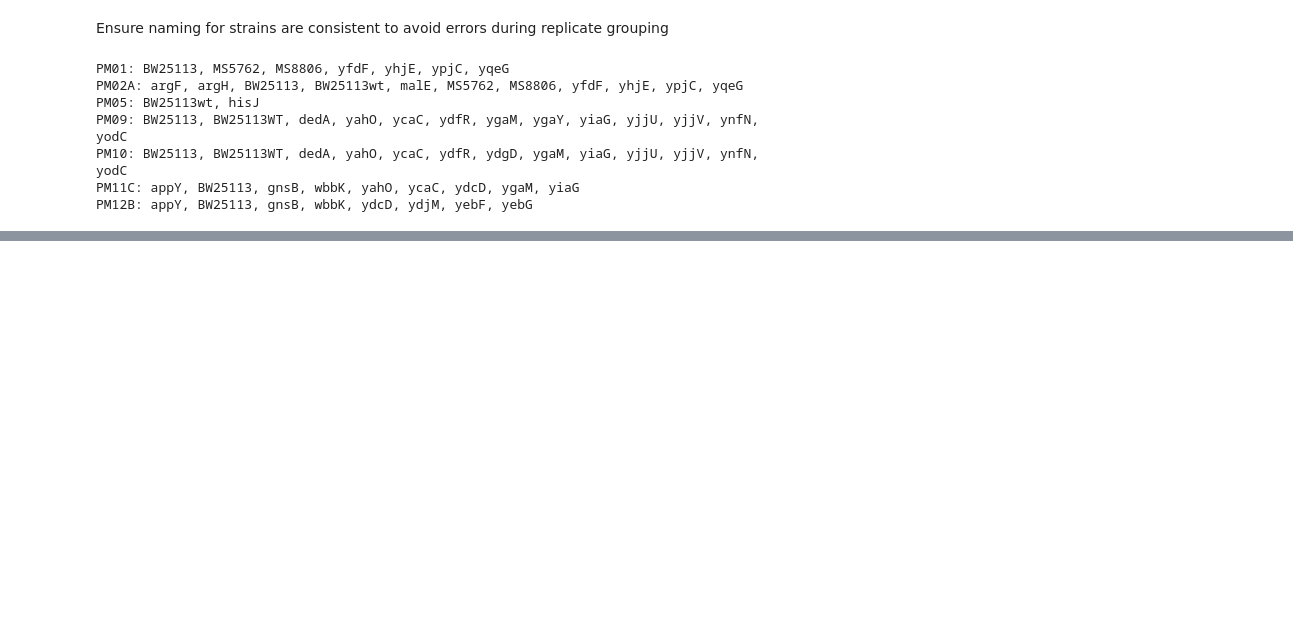
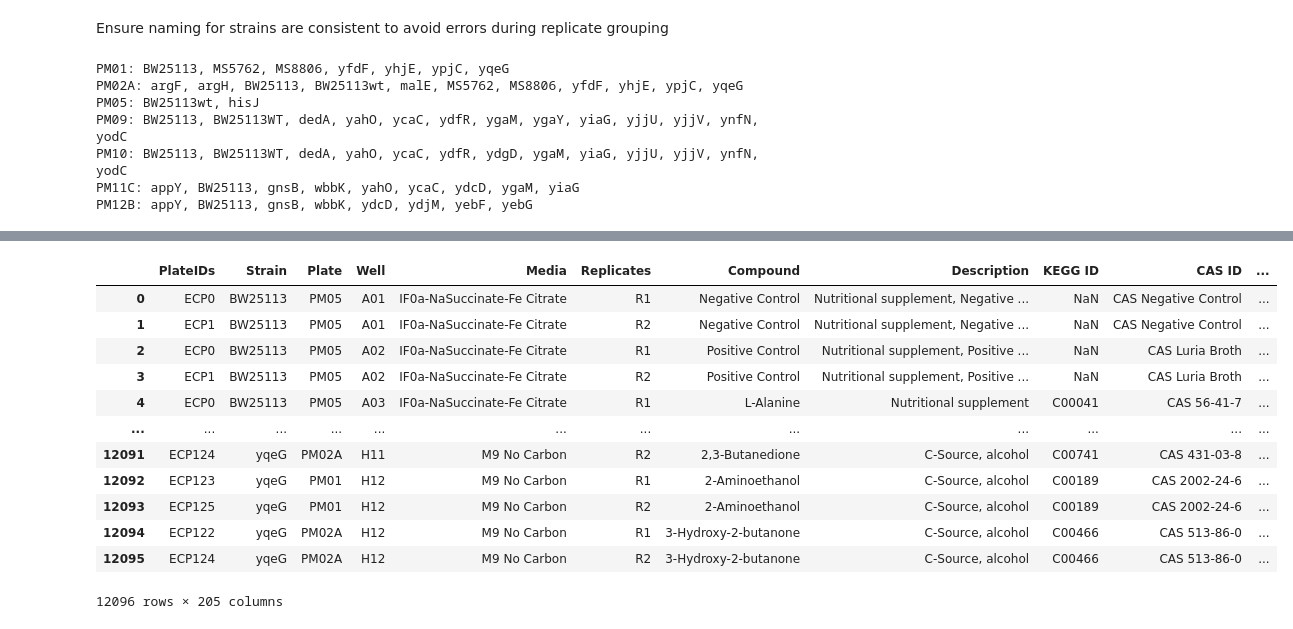
Before and after one commit to Kahuna-flipper/process_web_biolog_data, a Jupyter notebook: make_growth_calls_from_kinetics.ipynb, the cells around one changed output, grey strips where cells are left out. Drawn from its saved outputs; the diff is of its cells as text; code cells hidden in the pictures; blank space fills up the shorter version.

```diff
--- a/make_growth_calls_from_kinetics.ipynb
+++ b/make_growth_calls_from_kinetics.ipynb
@@ -59 +77,30 @@ kinetics
 12096 rows × 18 columns
+# %%
+plates['Strain'] = plates['Strain'].replace('BW25113wt', 'BW25113').replace('BW25113WT', 'BW25113')
+
+plates = plates.sort_values(['Strain', 'Media', 'Well', 'Plate', 'PlateIDs'])
+
+# re-annotate Replicates: R1, R2, ... within each (Strain, Media, Well, Plate)
+plates['Replicates'] = (
+    plates.groupby(['Strain', 'Media', 'Well', 'Plate'], dropna=False)
+      .cumcount()
+      .add(1)
+      .astype(str)
+      .radd('R')
+)
+plates = plates.reset_index(drop=True)
+plates
+# %% [output]
+|  | PlateIDs | Strain | Plate | Well | Media | Replicates | Compound | Description | KEGG ID | CAS ID | ... |
+| 0 | ECP0 | BW25113 | PM05 | A01 | IF0a-NaSuccinate-Fe Citrate | R1 | Negative Control | Nutritional supplement, Negative ... | NaN | CAS Negative Control | ... |
+| 1 | ECP1 | BW25113 | PM05 | A01 | IF0a-NaSuccinate-Fe Citrate | R2 | Negative Control | Nutritional supplement, Negative ... | NaN | CAS Negative Control | ... |
+| 2 | ECP0 | BW25113 | PM05 | A02 | IF0a-NaSuccinate-Fe Citrate | R1 | Positive Control | Nutritional supplement, Positive ... | NaN | CAS Luria Broth | ... |
+| 3 | ECP1 | BW25113 | PM05 | A02 | IF0a-NaSuccinate-Fe Citrate | R2 | Positive Control | Nutritional supplement, Positive ... | NaN | CAS Luria Broth | ... |
+| 4 | ECP0 | BW25113 | PM05 | A03 | IF0a-NaSuccinate-Fe Citrate | R1 | L-Alanine | Nutritional supplement | C00041 | CAS 56-41-7 | ... |
+| ... | ... | ... | ... | ... | ... | ... | ... | ... | ... | ... | ... |
+| 12091 | ECP124 | yqeG | PM02A | H11 | M9 No Carbon | R2 | 2,3-Butanedione | C-Source, alcohol | C00741 | CAS 431-03-8 | ... |
+| 12092 | ECP123 | yqeG | PM01 | H12 | M9 No Carbon | R1 | 2-Aminoethanol | C-Source, alcohol | C00189 | CAS 2002-24-6 | ... |
+| 12093 | ECP125 | yqeG | PM01 | H12 | M9 No Carbon | R2 | 2-Aminoethanol | C-Source, alcohol | C00189 | CAS 2002-24-6 | ... |
+| 12094 | ECP122 | yqeG | PM02A | H12 | M9 No Carbon | R1 | 3-Hydroxy-2-butanone | C-Source, alcohol | C00466 | CAS 513-86-0 | ... |
+| 12095 | ECP124 | yqeG | PM02A | H12 | M9 No Carbon | R2 | 3-Hydroxy-2-butanone | C-Source, alcohol | C00466 | CAS 513-86-0 | ... |
+12096 rows × 205 columns
```
Also changed, not shown: parts of 7 cells of this notebook, 4 other files.
